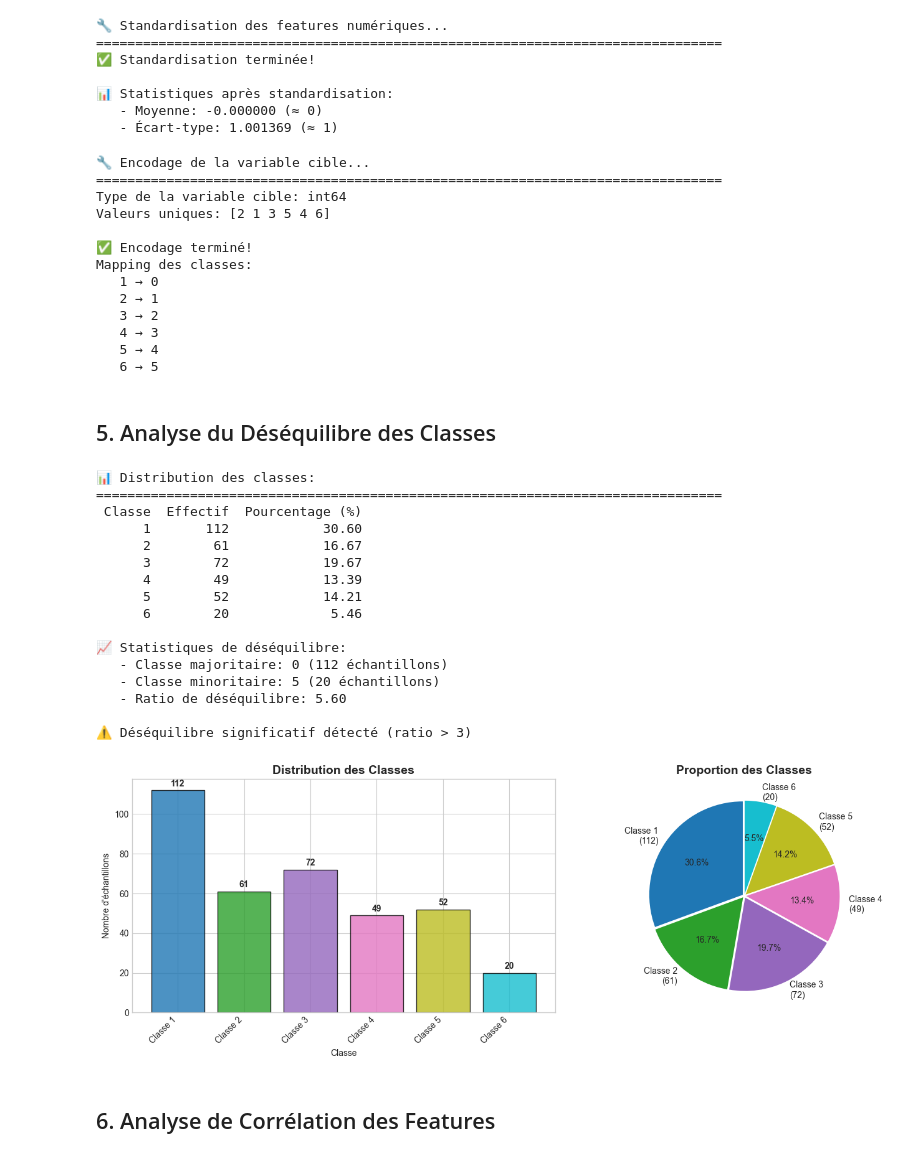
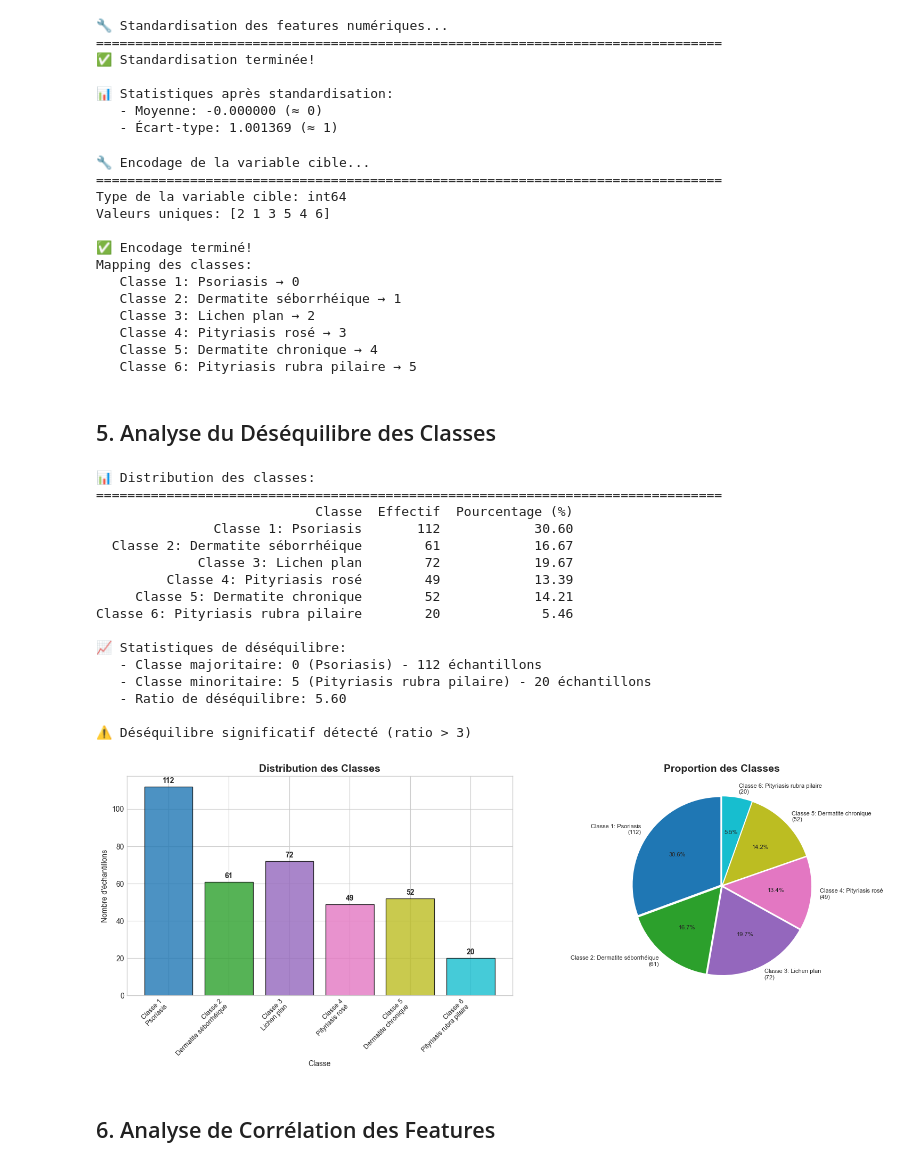
Before and after one commit to mohamedazizsaid/Machine_Learnning_concepts, a Jupyter notebook: dermatology_analysis.ipynb, the cells around one changed output. Saved outputs shown, nothing was run; the diff lists cells and outputs as text; code cells hidden in the pictures.

```diff
--- a/dermatology_analysis.ipynb
+++ b/dermatology_analysis.ipynb
@@ -141,6 +141,16 @@ Data columns (total 35 columns):
 # =============================================================================
 # IDENTIFICATION DES FEATURES ET DE LA VARIABLE CIBLE
 # =============================================================================
+
+# Dictionnaire des noms de maladies dermatologiques
+class_names = {
+    1: "Psoriasis",
+    2: "Dermatite séborrhéique",
+    3: "Lichen plan",
+    4: "Pityriasis rosé",
+    5: "Dermatite chronique",
+    6: "Pityriasis rubra pilaire"
+}
 
 # Afficher les noms des colonnes
 print("📋 Liste des colonnes:")
@@ -156,8 +166,10 @@ print(f"\n🎯 Variable cible identifiée: '{target_col}'")
 print(f"📊 Nombre de features: {len(feature_cols)}")
 
 # Vérifier les classes uniques
-print(f"\n🏷️ Classes uniques dans '{target_col}': {df[target_col].unique()}")
-print(f"📈 Nombre de classes: {df[target_col].nunique()}")
+print(f"\n🏷️ Classes uniques dans '{target_col}':")
+for cls in sorted(df[target_col].unique()):
+    print(f"   Classe {cls}: {class_names.get(cls, 'Inconnu')}")
+print(f"\n📈 Nombre de classes: {df[target_col].nunique()}")
 # %% [output]
 📋 Liste des colonnes:
 ================================================================================
@@ -398,7 +371,7 @@ y_encoded = le.fit_transform(y)
 print(f"\n✅ Encodage terminé!")
 print(f"Mapping des classes:")
 for i, cls in enumerate(le.classes_):
-    print(f"   {cls} → {i}")
+    print(f"   Classe {cls}: {class_names.get(cls, 'Inconnu')} → {i}")
 # %% [output]
 🔧 Encodage de la variable cible...
 ================================================================================
@@ -407,12 +380,12 @@ Valeurs uniques: [2 1 3 5 4 6]
 
 ✅ Encodage terminé!
 Mapping des classes:
-   1 → 0
-   2 → 1
-   3 → 2
-   4 → 3
-   5 → 4
-   6 → 5
+   Classe 1: Psoriasis → 0
+   Classe 2: Dermatite séborrhéique → 1
+   Classe 3: Lichen plan → 2
+   Classe 4: Pityriasis rosé → 3
+   Classe 5: Dermatite chronique → 4
+   Classe 6: Pityriasis rubra pilaire → 5
 # %% [markdown]
 ## 5. Analyse du Déséquilibre des Classes
 # %%
@@ -427,9 +400,9 @@ print("=" * 80)
 class_counts = pd.Series(y_encoded).value_counts().sort_index()
 class_percentages = (class_counts / len(y_encoded) * 100).round(2)
 
-# Créer un DataFrame récapitulatif
+# Créer un DataFrame récapitulatif avec les noms des maladies
 balance_df = pd.DataFrame({
-    'Classe': le.classes_,
+    'Classe': [f"Classe {c}: {class_names.get(c, 'Inconnu')}" for c in le.classes_],
     'Effectif': class_counts.values,
     'Pourcentage (%)': class_percentages.values
 })
@@ -440,9 +413,12 @@ max_class = class_counts.max()
 min_class = class_counts.min()
 imbalance_ratio = max_class / min_class
 
+max_class_name = class_names.get(le.classes_[class_counts.argmax()], 'Inconnu')
+min_class_name = class_names.get(le.classes_[class_counts.argmin()], 'Inconnu')
+
 print(f"\n📈 Statistiques de déséquilibre:")
-print(f"   - Classe majoritaire: {class_counts.idxmax()} ({max_class} échantillons)")
-print(f"   - Classe minoritaire: {class_counts.idxmin()} ({min_class} échantillons)")
+print(f"   - Classe majoritaire: {class_counts.idxmax()} ({max_class_name}) - {max_class} échantillons")
+print(f"   - Classe minoritaire: {class_counts.idxmin()} ({min_class_name}) - {min_class} échantillons")
 print(f"   - Ratio de déséquilibre: {imbalance_ratio:.2f}")
 
 if imbalance_ratio > 3:
@@ -452,49 +428,54 @@ else:
 # %% [output]
 📊 Distribution des classes:
 ================================================================================
- Classe  Effectif  Pourcentage (%)
-      1       112            30.60
-      2        61            16.67
-      3        72            19.67
-      4        49            13.39
-      5        52            14.21
-      6        20             5.46
+                            Classe  Effectif  Pourcentage (%)
+               Classe 1: Psoriasis       112            30.60
+  Classe 2: Dermatite séborrhéique        61            16.67
+             Classe 3: Lichen plan        72            19.67
+         Classe 4: Pityriasis rosé        49            13.39
+     Classe 5: Dermatite chronique        52            14.21
+Classe 6: Pityriasis rubra pilaire        20             5.46
 
 📈 Statistiques de déséquilibre:
-   - Classe majoritaire: 0 (112 échantillons)
-   - Classe minoritaire: 5 (20 échantillons)
+   - Classe majoritaire: 0 (Psoriasis) - 112 échantillons
+   - Classe minoritaire: 5 (Pityriasis rubra pilaire) - 20 échantillons
    - Ratio de déséquilibre: 5.60
 
 ⚠️ Déséquilibre significatif détecté (ratio > 3)
 # %%
 # =============================================================================
 # VISUALISATION DE LA DISTRIBUTION DES CLASSES
 # =============================================================================
 
-fig, axes = plt.subplots(1, 2, figsize=(14, 5))
+fig, axes = plt.subplots(1, 2, figsize=(16, 6))
+
+# Labels avec noms des maladies
+class_labels = [f"Classe {c}\n{class_names.get(c, 'Inconnu')}" for c in le.classes_]
 
 # Graphique en barres - utiliser tab10 au lieu de husl
 colors = plt.cm.tab10(np.linspace(0, 1, len(le.classes_)))
 axes[0].bar(range(len(le.classes_)), class_counts.values, color=colors, edgecolor='black', alpha=0.8)
 axes[0].set_xticks(range(len(le.classes_)))
-axes[0].set_xticklabels([f"Classe {c}" for c in le.classes_], rotation=45, ha='right')
+axes[0].set_xticklabels(class_labels, rotation=45, ha='right', fontsize=9)
 axes[0].set_xlabel('Classe')
 axes[0].set_ylabel('Nombre d\'échantillons')
 axes[0].set_title('Distribution des Classes', fontsize=14, fontweight='bold')
 
 # Ajouter les valeurs sur les barres
 for i, v in enumerate(class_counts.values):
     axes[0].text(i, v + 2, str(v), ha='center', fontweight='bold')
 
-# Graphique en camembert
-axes[1].pie(class_counts.values, labels=[f"Classe {c}\n({v})" for c, v in zip(le.classes_, class_counts.values)],
-            colors=colors, autopct='%1.1f%%', startangle=90, explode=[0.02]*len(le.classes_))
+# Graphique en camembert avec noms des maladies
+pie_labels = [f"Classe {c}: {class_names.get(c, 'Inconnu')}\n({v})" for c, v in zip(le.classes_, class_counts.values)]
+axes[1].pie(class_counts.values, labels=pie_labels,
+            colors=colors, autopct='%1.1f%%', startangle=90, explode=[0.02]*len(le.classes_),
+            textprops={'fontsize': 8})
 axes[1].set_title('Proportion des Classes', fontsize=14, fontweight='bold')
 
 plt.tight_layout()
 plt.show()
 # %% [output]
-[figure, old version]
+[figure, new version]
 # %% [markdown]
 ## 6. Analyse de Corrélation des Features
 # %%
```
Also changed, not shown: parts of 3 cells of this notebook, 1 other file.
